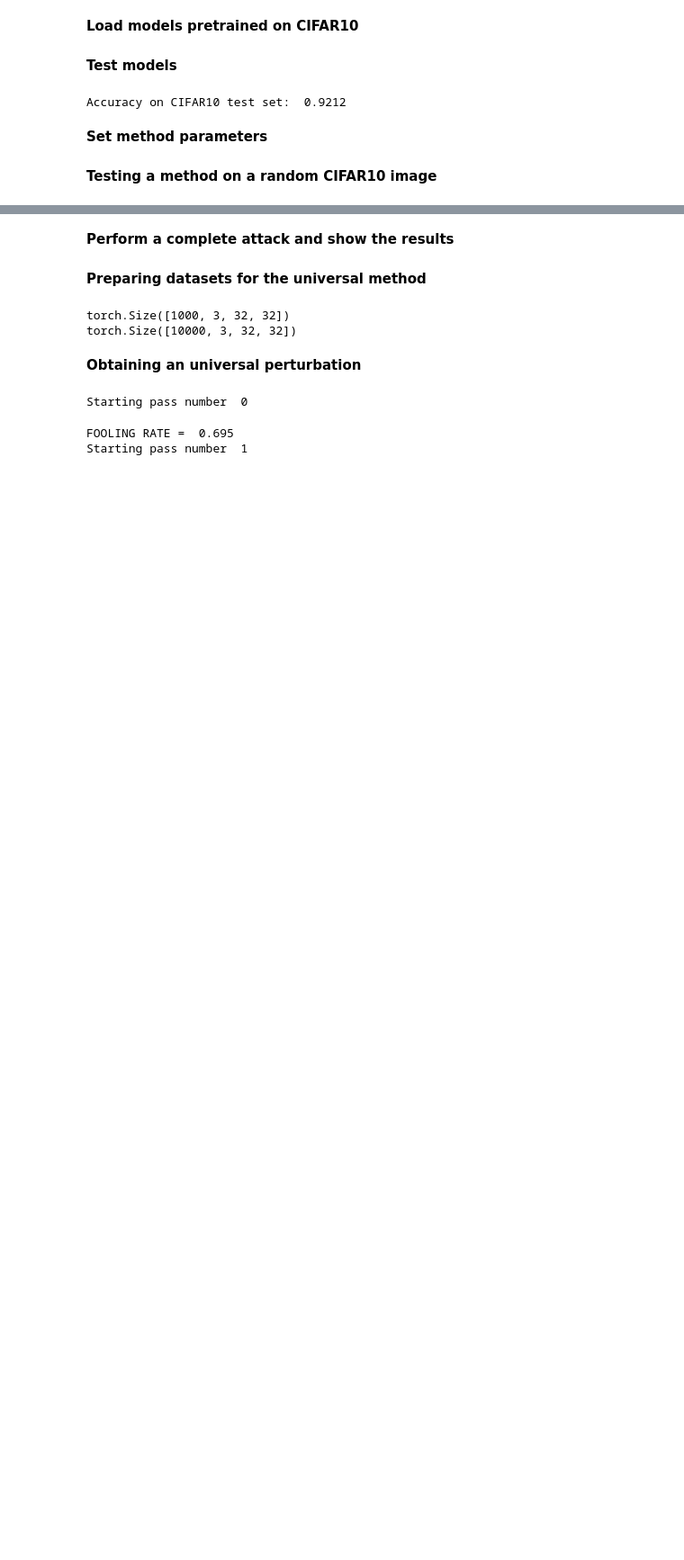
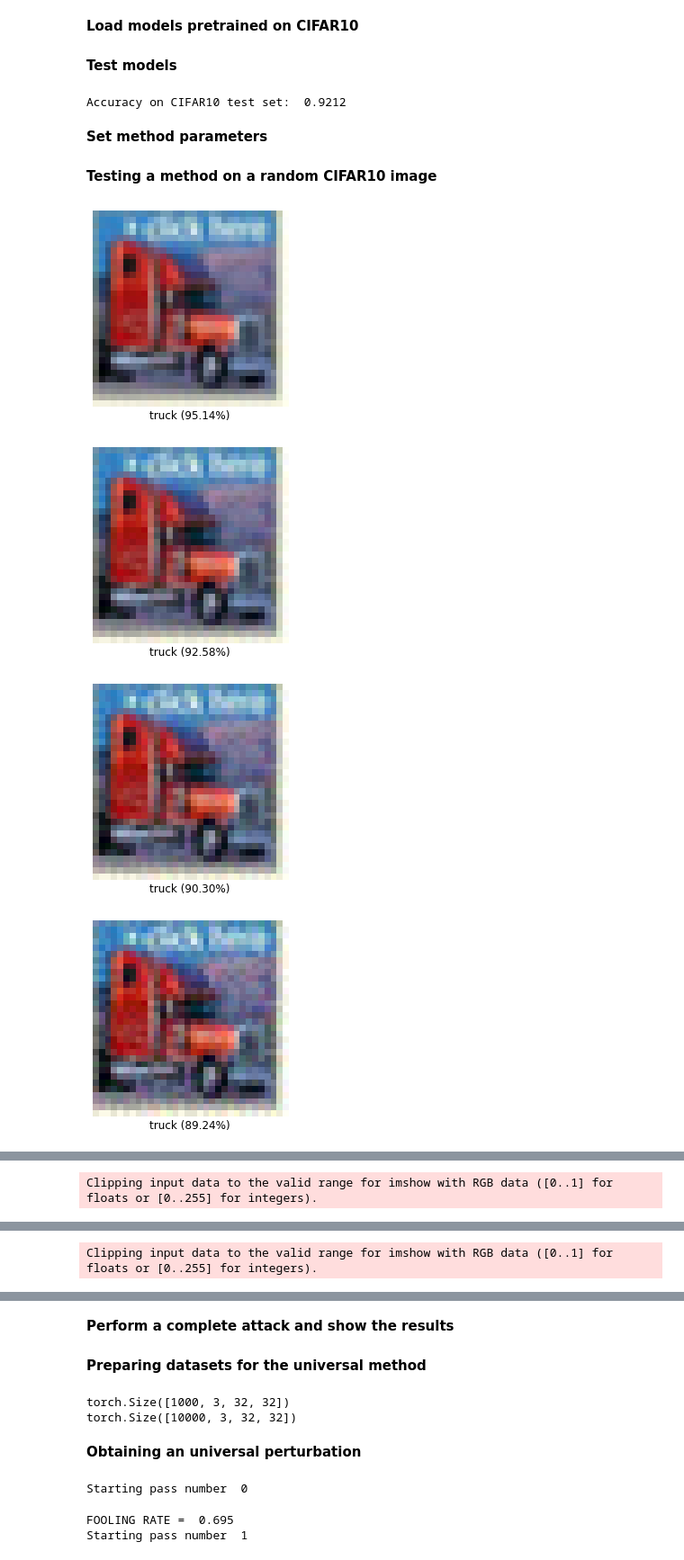
Before and after one commit to pabloac31/TFG, a Jupyter notebook: cifar10_experiments.ipynb, the cells around one changed output, grey strips where cells are left out. Shown at 90% size. Drawn from its saved outputs; the diff is of its cells as text; code cells hidden in the pictures; blank space fills up the shorter version.

```diff
--- a/cifar10_experiments.ipynb
+++ b/cifar10_experiments.ipynb
@@ -77,0 +76,23 @@ test_method(resnet, device, image, label, method='deepfool', params=params_deepf
+# %%
+image, label = next(iter(adv_loader))
+while label.item() != 9:
+  image, label = next(iter(adv_loader))
+
+p = [0,0,0,0]
+for i, model in enumerate([resnet, densenet, mobnet, iv3]):
+  params_fgsm = {'epsilon': 0.01, 'clip': True}
+  attack_failed = True
+  for j in range(50):
+    attack_failed, p[i] = test_method(model, device, image.clone(), label.clone(), method='fgsm', params=params_fgsm, show_pert=False)
+    if not attack_failed or i > 100:
+      print(params_fgsm['epsilon'])
+      break
+    else:
+      params_fgsm['epsilon'] += 0.01
+
+fun(image.clone(), " [{:.0f},{:.0f},{:.0f},{:.0f}]%".format(p[0],p[1],p[2],p[3]))
+# %% [output]
+[figure, added]
+[figure, added]
+[figure, added]
+[figure, added]
@@ -77,0 +100 @@ test_method(resnet, device, image, label, method='deepfool', params=params_deepf
+Clipping input data to the valid range for imshow with RGB data ([0..1] for floats or [0..255] for integers).
@@ -77,0 +102 @@ test_method(resnet, device, image, label, method='deepfool', params=params_deepf
+Clipping input data to the valid range for imshow with RGB data ([0..1] for floats or [0..255] for integers).
```
Also changed, not shown: parts of 6 cells of this notebook.
